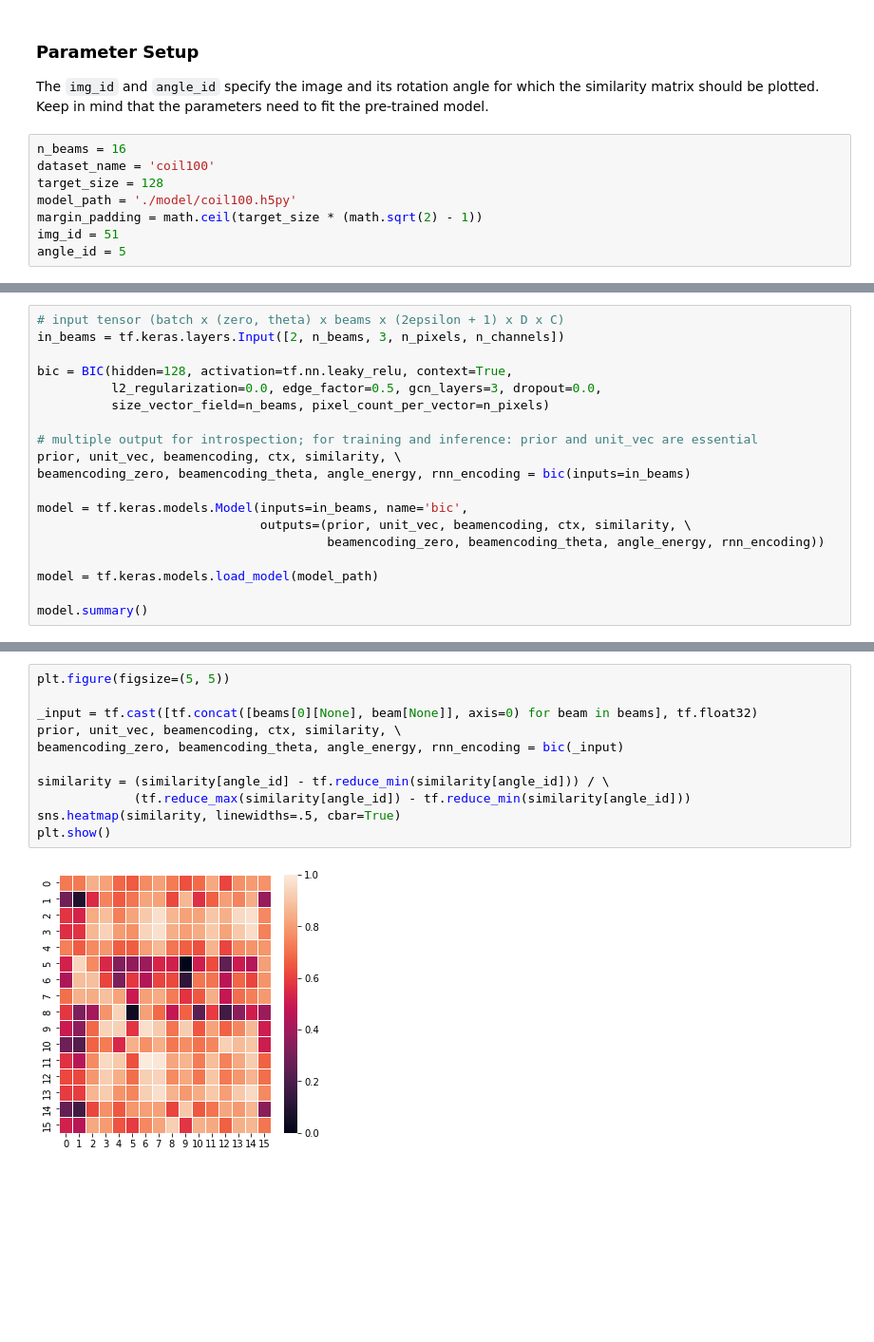
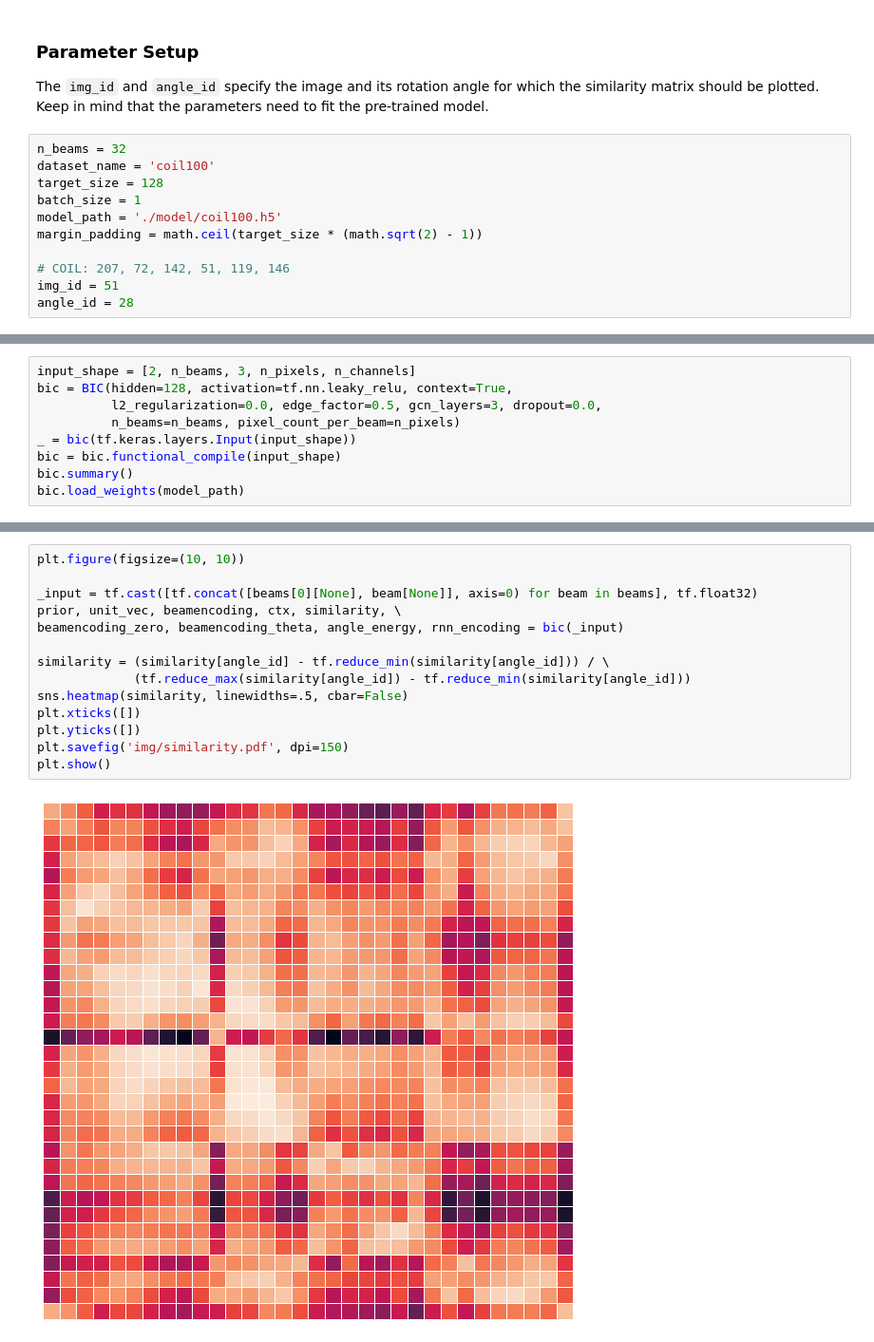
Before and after one commit to johSchm/RadialBeams, a Jupyter notebook: experiment_similarity.ipynb, the cells around one changed output, grey strips where cells are left out. Shown at 95% size. Drawn from its saved outputs; the diff is of its cells as text; blank space fills up the shorter version.

```diff
--- a/experiment_similarity.ipynb
+++ b/experiment_similarity.ipynb
@@ -30,13 +26,16 @@ import matplotlib
 The `img_id` and `angle_id` specify the image and its rotation angle for which the similarity matrix should be plotted.
 Keep in mind that the parameters need to fit the pre-trained model.
 # %%
-n_beams = 16
+n_beams = 32
 dataset_name = 'coil100'
 target_size = 128
-model_path = './model/coil100.h5py'
+batch_size = 1
+model_path = './model/coil100.h5'
 margin_padding = math.ceil(target_size * (math.sqrt(2) - 1))
+
+# COIL: 207, 72, 142, 51, 119, 146
 img_id = 51
-angle_id = 5
+angle_id = 28
 # %%
 # load the target dataset
 dataset = load_dataset(dataset_name, partial=None)
@@ -99,20 +82,10 @@ plt.show()
 # %%
-# input tensor (batch x (zero, theta) x beams x (2epsilon + 1) x D x C)
-in_beams = tf.keras.layers.Input([2, n_beams, 3, n_pixels, n_channels])
-
+input_shape = [2, n_beams, 3, n_pixels, n_channels]
 bic = BIC(hidden=128, activation=tf.nn.leaky_relu, context=True,
           l2_regularization=0.0, edge_factor=0.5, gcn_layers=3, dropout=0.0,
-          size_vector_field=n_beams, pixel_count_per_vector=n_pixels)
-
-# multiple output for introspection; for training and inference: prior and unit_vec are essential
-prior, unit_vec, beamencoding, ctx, similarity, \
-beamencoding_zero, beamencoding_theta, angle_energy, rnn_encoding = bic(inputs=in_beams)
-
-model = tf.keras.models.Model(inputs=in_beams, name='bic',
-                              outputs=(prior, unit_vec, beamencoding, ctx, similarity, \
-                                       beamencoding_zero, beamencoding_theta, angle_energy, rnn_encoding))
-
-model = tf.keras.models.load_model(model_path)
-
-model.summary()
+          n_beams=n_beams, pixel_count_per_beam=n_pixels)
+_ = bic(tf.keras.layers.Input(input_shape))
+bic = bic.functional_compile(input_shape)
+bic.summary()
+bic.load_weights(model_path)
 # %% [output]
@@ -138,13 +109,16 @@ _________________________________________________________________
 # %%
-plt.figure(figsize=(5, 5))
+plt.figure(figsize=(10, 10))
 
 _input = tf.cast([tf.concat([beams[0][None], beam[None]], axis=0) for beam in beams], tf.float32)
 prior, unit_vec, beamencoding, ctx, similarity, \
 beamencoding_zero, beamencoding_theta, angle_energy, rnn_encoding = bic(_input)
 
 similarity = (similarity[angle_id] - tf.reduce_min(similarity[angle_id])) / \
              (tf.reduce_max(similarity[angle_id]) - tf.reduce_min(similarity[angle_id]))
-sns.heatmap(similarity, linewidths=.5, cbar=True)
+sns.heatmap(similarity, linewidths=.5, cbar=False)
+plt.xticks([])
+plt.yticks([])
+plt.savefig('img/similarity.pdf', dpi=150)
 plt.show()
 # %% [output]
-[figure, old version]
+[figure, new version]
```
Also changed, not shown: parts of 5 cells of this notebook, 9 other files.
